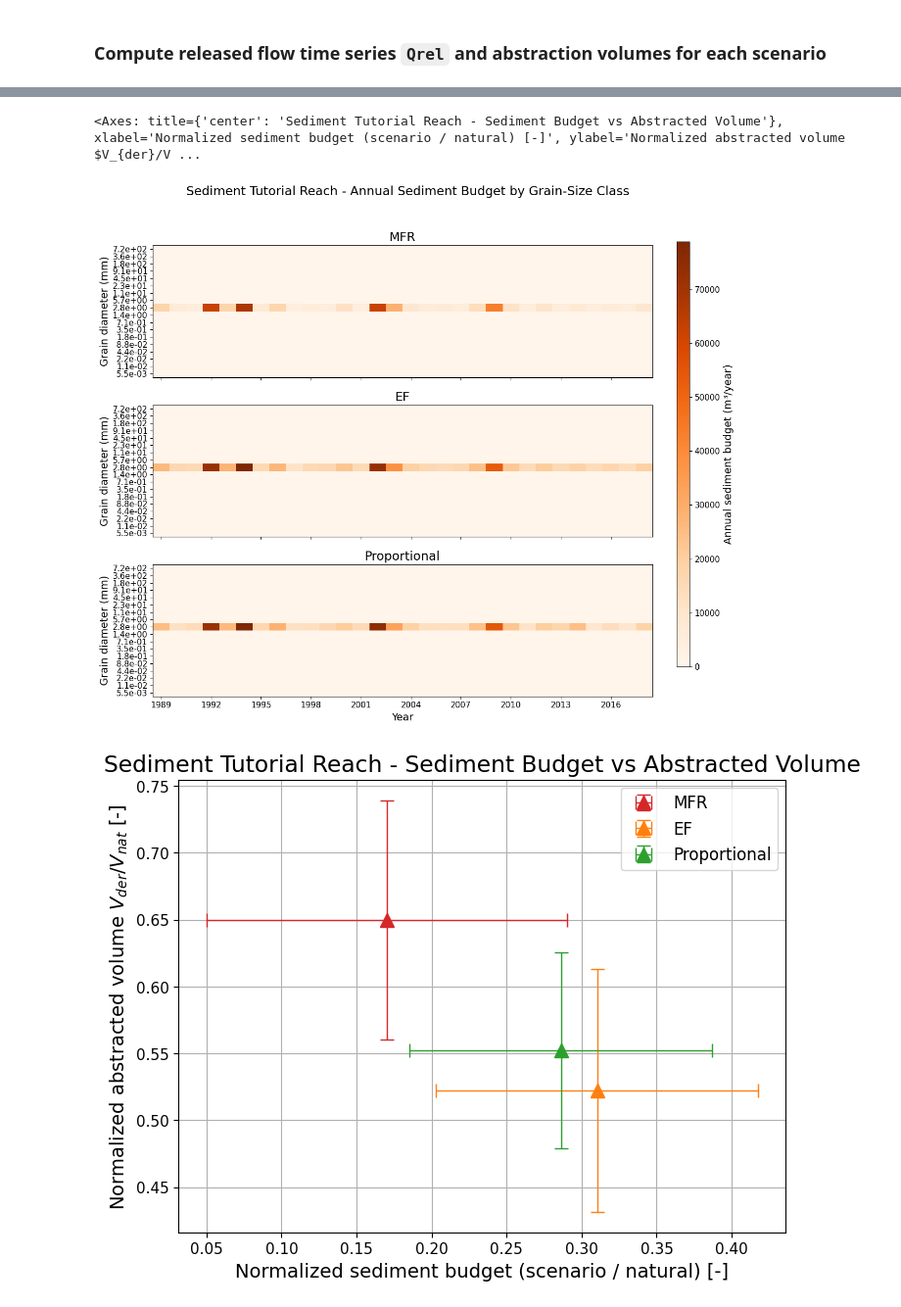
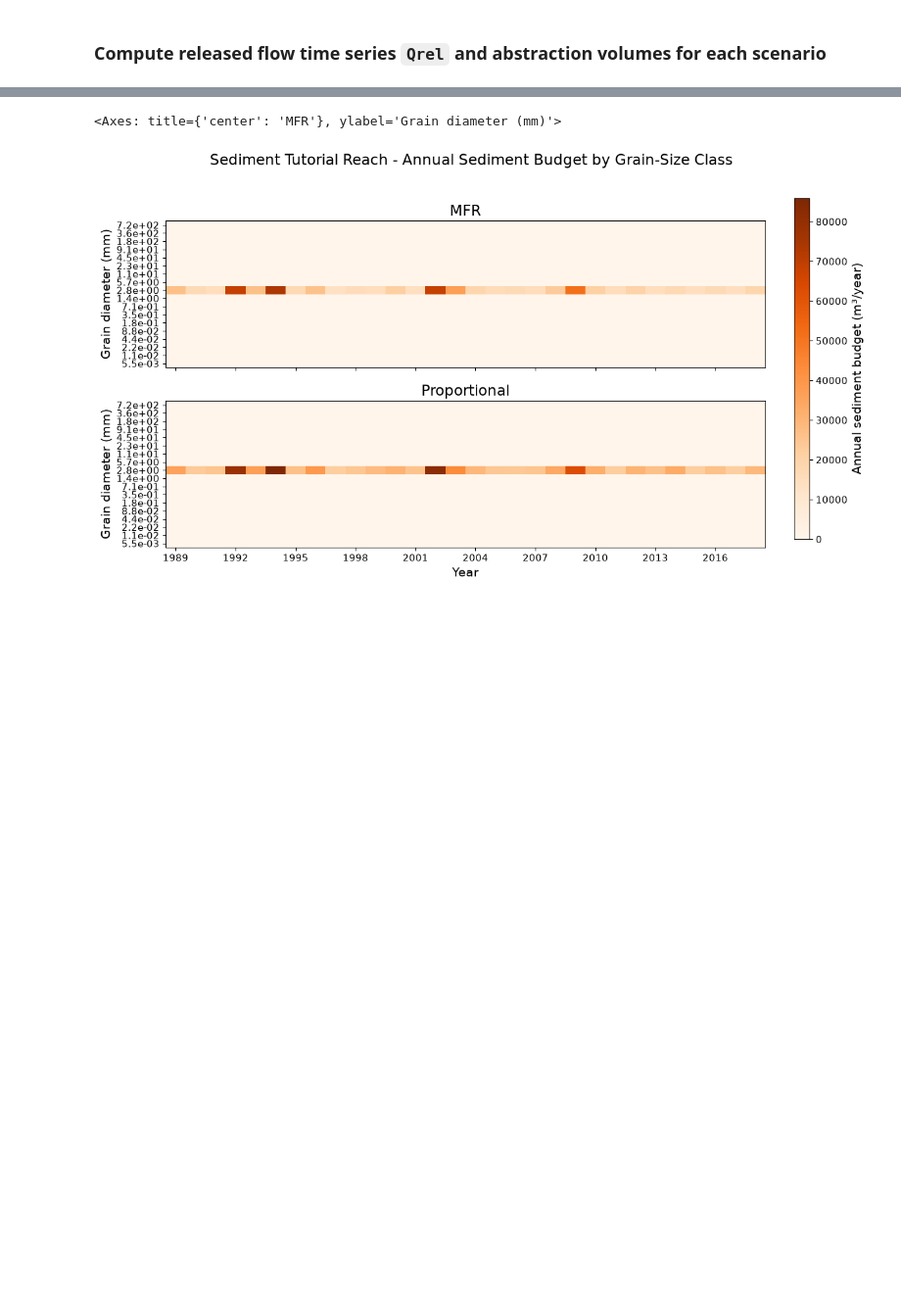
Before and after one commit to sara-acqua/sarawater, a Jupyter notebook: tutorials/tutorial_3_sediment_transport/tutorial_3_sediment_transport.ipynb, the cells around one changed output, grey strips where cells are left out. Shown at 98% size. Saved outputs shown, nothing was run; the diff lists cells and outputs as text; code cells hidden in the pictures; blank space fills up the shorter version.

Commit message:
Update sediment tutorial and output figures

```diff
--- a/tutorials/tutorial_3_sediment_transport/tutorial_3_sediment_transport.ipynb
+++ b/tutorials/tutorial_3_sediment_transport/tutorial_3_sediment_transport.ipynb
@@ -74,8 +74,8 @@ The grain-size distribution of the `Reach` can be defined through the `add_grain
 
 In this tutorial, we will set a rectangular cross-section and a single grain-size distribution:
 # %%
-my_reach.add_cross_section_geometry(slope=0.01, ks=15, width=20.0)
-my_reach.add_grain_size_distribution(2.0)
+my_reach.add_cross_section_geometry(slope=0.01, ks=15, width=10.0)
+my_reach.add_grain_size_distribution(2.5)
 # %% [output]
 <sarawater.reach.Reach at 0x...>
 # %% [markdown]
@@ -154,5 +149,0 @@ SARAwater can generate the ecological scenario from the reach's flow series usin
-# %%
-my_reach.add_ecological_flow_scenario(
-    "EF", "Ecological flow scenario with default parameters"
-)
-my_reach.print_scenarios()
@@ -162,15 +150,14 @@ scenarios[1]: EF | Ecological flow scenario with default parameters
 # %% [markdown]
 ### Proportional release scenario
 # %%
-EF_scenario = my_reach.scenarios[1]
 prop_scenario = sara.PropScenario(
     name="Proportional",
     description="Release requirement proportional to natural flow",
     reach=my_reach,
     Qbase=0.6 * min(Qreq_months),
-    c_Qin=0.3,
-    Qreq_min=min(Qreq_months),
-    Qreq_max=max(EF_scenario.Qreq_months),
+    c_Qin=0.35,
+    Qreq_min=0.8*min(Qreq_months),
+    Qreq_max=1.6*max(Qreq_months),
 )
 my_reach.add_scenario(prop_scenario)
 my_reach.print_scenarios()
@@ -322,8 +292,4 @@ plt.rcParams.update(
         "lines.linewidth": 2,
     }
 )
-scenario_colors = ["tab:red", "tab:orange", "tab:green"]
-plotter = sara.ReachPlotter(
-    my_reach,
-    scenario_colors=scenario_colors,
-)
+plotter = sara.ReachPlotter(my_reach)
@@ -356,12 +330,5 @@ Saved figures: `outputs/sediment_load_total.png`, `outputs/sediment_load_by_clas
 # %%
-plotter.plot_annual_sediment_budget_by_class(
-    save=True,
-)
-
-# Compute the reference budget explicitly; the comparison plot also does this if needed.
-my_reach.compute_natural_sediment_budget()
-plotter.plot_sediment_budget_vs_volume(save=True)
+plotter.plot_annual_sediment_budget_by_class(save=True)
 # %% [output]
-<Axes: title={'center': 'Sediment Tutorial Reach - Sediment Budget vs Abstracted Volume'}, xlabel='Normalized sediment budget (scenario / natural) [-]', ylabel='Normalized abstracted volume $V_{der}/V ...
+<Axes: title={'center': 'MFR'}, ylabel='Grain diameter (mm)'>
-[figure, old version]
+[figure, new version]
-[figure, removed]
```
Also changed, not shown: parts of 41 cells of this notebook, 6 other files.
